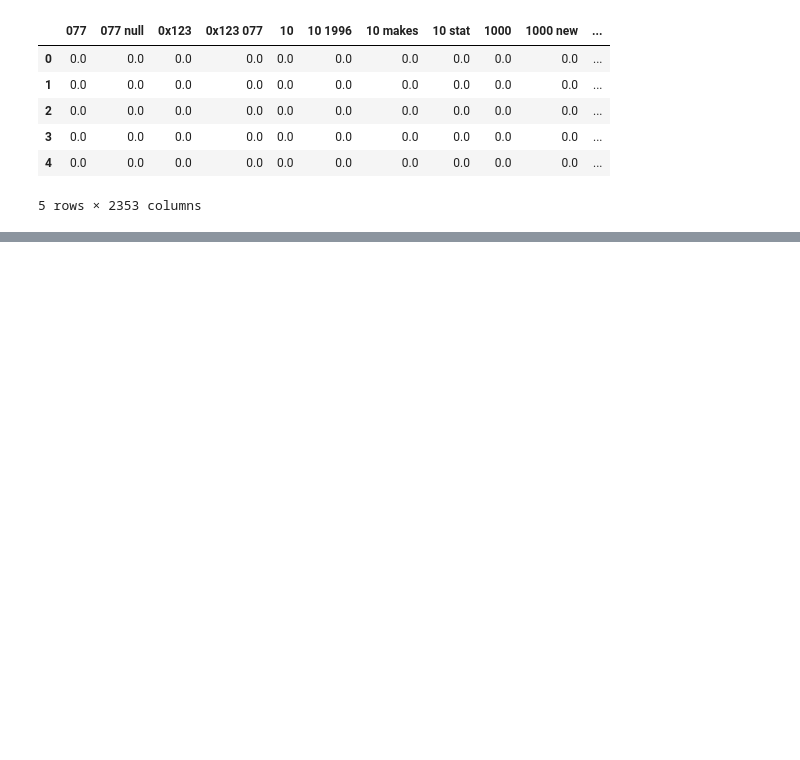
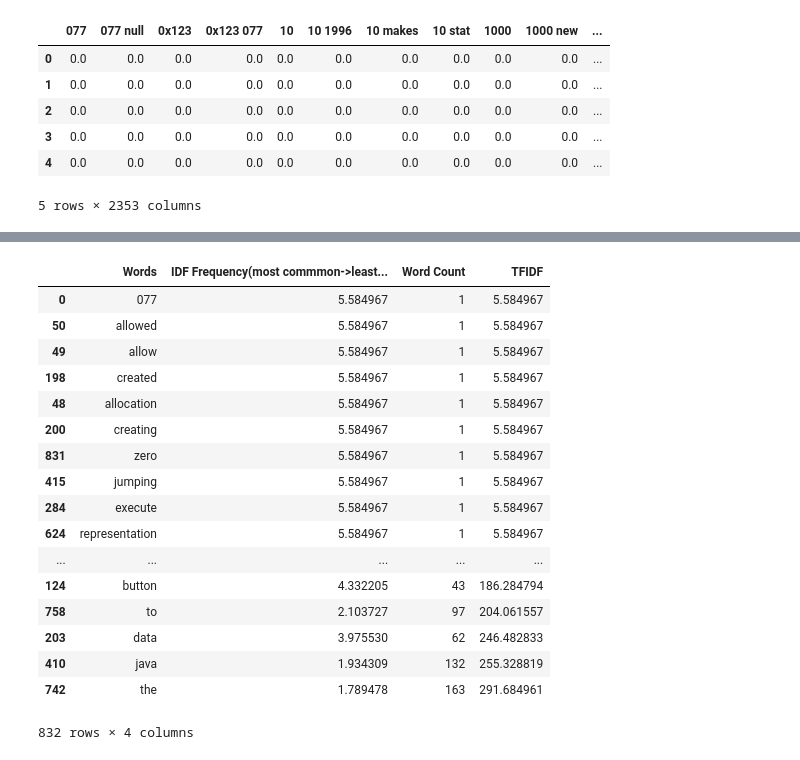
Before and after one commit to tanmaypandey7/Java-e-Book-NLP-Analysis, a Jupyter notebook: Assignment_NLP.ipynb, the cells around one changed output, grey strips where cells are left out. Drawn from its saved outputs; the diff is of its cells as text; code cells hidden in the pictures; blank space fills up the shorter version.

```diff
--- a/Assignment_NLP.ipynb
+++ b/Assignment_NLP.ipynb
@@ -222,3 +222,11 @@ new_dict_
 # [re.findall('\d+|\D+', x) for x in my_new_string]
 # [x for sublist in z for x in sublist]
 # [x for x in my_new_string if not x.isdigit()]
+# %%
+#Getting word count for the entire text. TFIDF won't directly work here as it counts instances in the document not the whole text. For example,
+#in each vector is the size of vocab ,so most words are zero.
+from sklearn.feature_extraction.text import CountVectorizer
+cvec=CountVectorizer( ngram_range=(1,2), min_df=0.1, max_df=0.7, max_features=100)
+cv = CountVectorizer()
+cv_fit=cv.fit_transform(keywords)
+print(len(cv.get_feature_names()))
@@ -224,0 +256,4 @@ new_dict_
+# %%
+count=cv_fit.toarray().sum(axis=0)
+# %%
+df["Word Count"]=count
@@ -224,0 +295,24 @@ new_dict_
+# %%
+df['TFIDF']=df['IDF Frequency(most commmon->least common)']*df['Word Count']
+# %%
+
+df.sort_values(['TFIDF'])
+# %% [output]
+|  | Words | IDF Frequency(most commmon->least... | Word Count | TFIDF |
+| 0 | 077 | 5.584967 | 1 | 5.584967 |
+| 50 | allowed | 5.584967 | 1 | 5.584967 |
+| 49 | allow | 5.584967 | 1 | 5.584967 |
+| 198 | created | 5.584967 | 1 | 5.584967 |
+| 48 | allocation | 5.584967 | 1 | 5.584967 |
+| 200 | creating | 5.584967 | 1 | 5.584967 |
+| 831 | zero | 5.584967 | 1 | 5.584967 |
+| 415 | jumping | 5.584967 | 1 | 5.584967 |
+| 284 | execute | 5.584967 | 1 | 5.584967 |
+| 624 | representation | 5.584967 | 1 | 5.584967 |
+| ... | ... | ... | ... | ... |
+| 124 | button | 4.332205 | 43 | 186.284794 |
+| 758 | to | 2.103727 | 97 | 204.061557 |
+| 203 | data | 3.975530 | 62 | 246.482833 |
+| 410 | java | 1.934309 | 132 | 255.328819 |
+| 742 | the | 1.789478 | 163 | 291.684961 |
+832 rows × 4 columns
```
Also changed, not shown: parts of 14 cells of this notebook.
